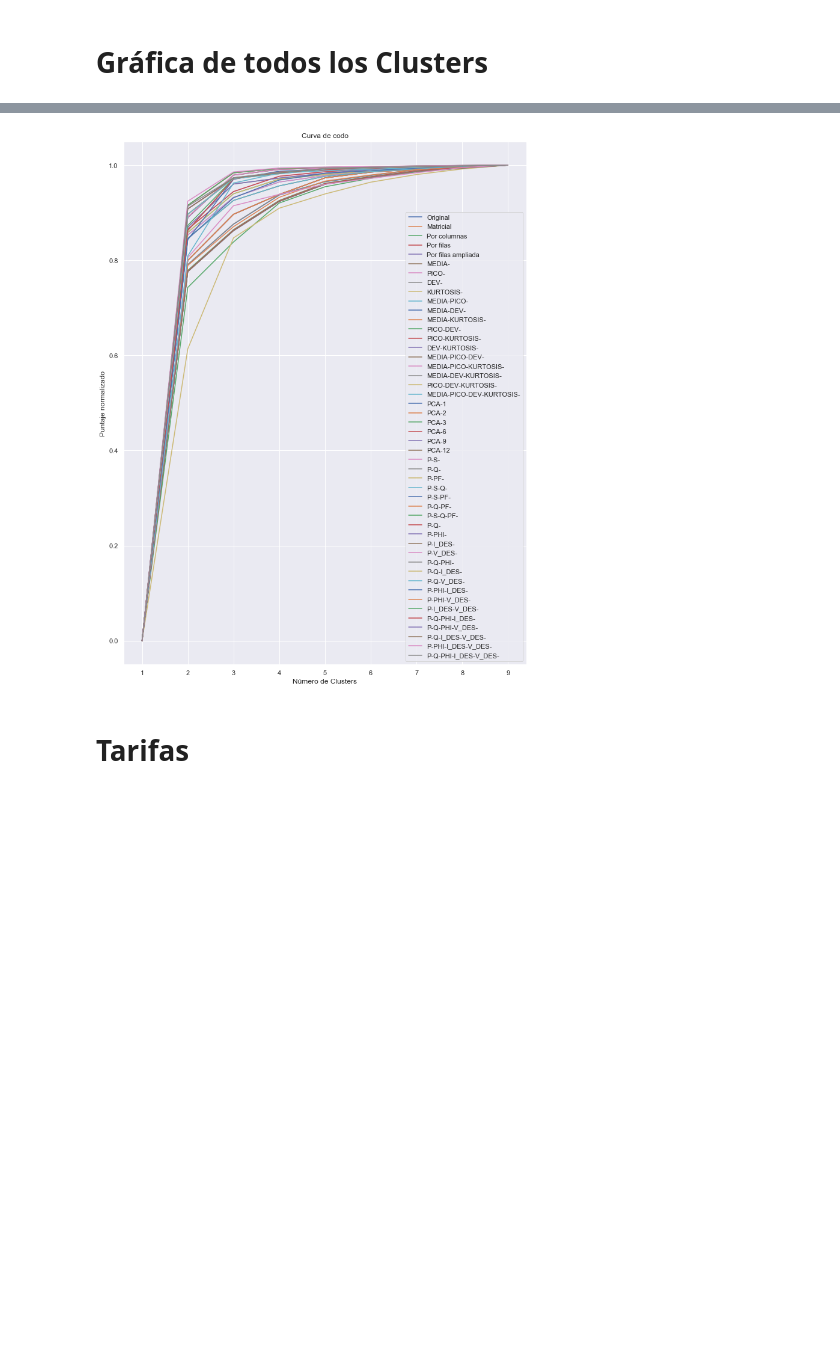
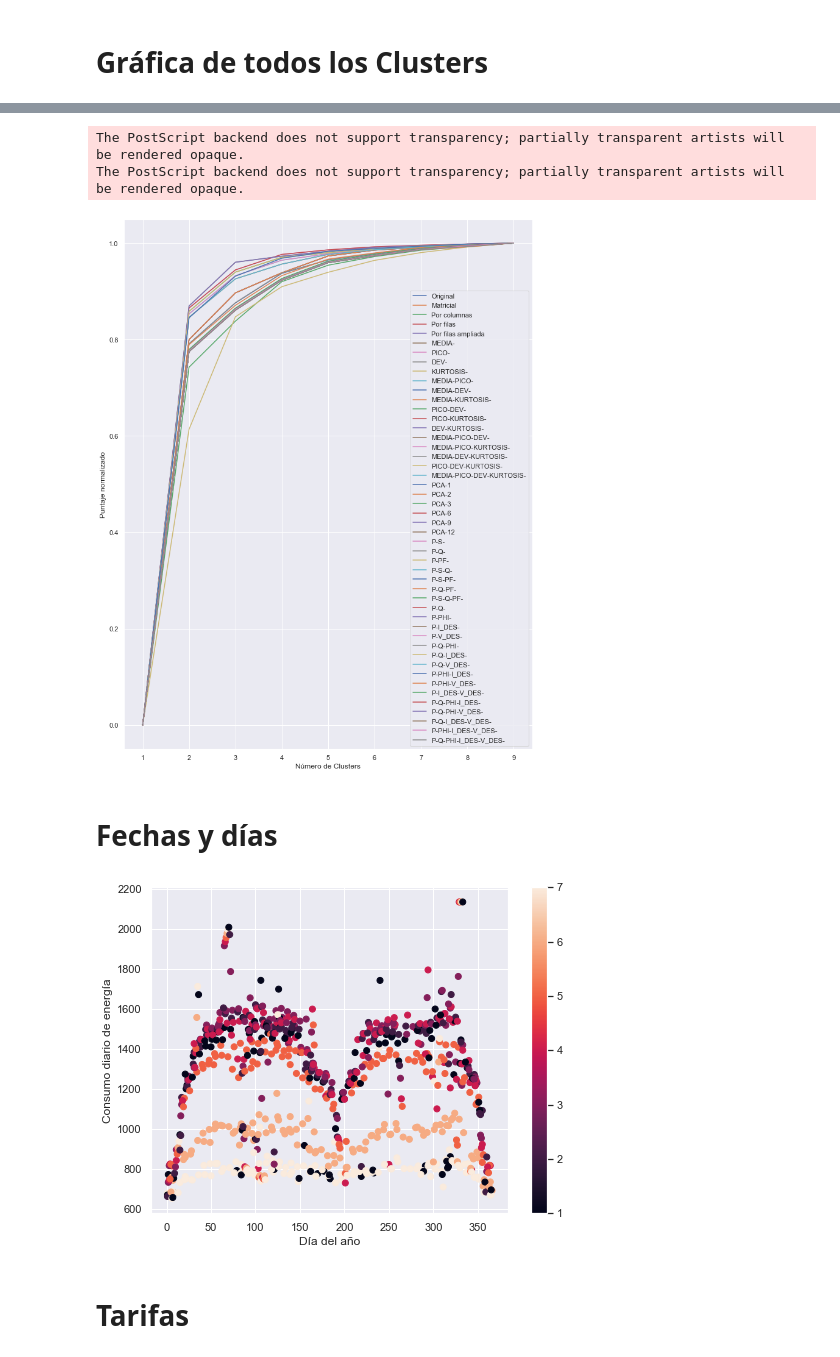
Before and after one commit to ogduartev/energyDataScience, a Jupyter notebook: jupyter/campus/UNC-PrepararDatos.ipynb, the cells around one changed output, grey strips where cells are left out. Drawn from its saved outputs; the diff is of its cells as text; code cells hidden in the pictures; blank space fills up the shorter version.

```diff
--- a/jupyter/campus/UNC-PrepararDatos.ipynb
+++ b/jupyter/campus/UNC-PrepararDatos.ipynb
@@ -630,7 +662,32 @@ plotHeatmapCorrs(LabelsReducido,CasosReducido)
 # %%
-SCX=elbowComparado(Valores,10,Casos)
+SCX=elbowComparado(Valores,10,Casos,dirfigs+"codosComparados.eps")
 # %% [output]
+The PostScript backend does not support transparency; partially transparent artists will be rendered opaque.
+The PostScript backend does not support transparency; partially transparent artists will be rendered opaque.
-[figure, old version]
+[figure, new version]
+# %% [markdown]
+# Fechas y días
+# %%
+import datetime
+
+#datetime.date(2016, 10, 6).weekday()
+DOW=[]
+DOY=[]
+FF=dd.index.date
+for i in range(0,len(FF)):
+    DOW.append(FF[i].isoweekday())
+    DOY.append(FF[i].timetuple().tm_yday)
+
+sns.set(rc={'figure.figsize':(8,6)})
+PMEDIA=Valores[3][:,24]
+plt.scatter(DOY,PMEDIA,c=DOW)
+plt.colorbar()
+plt.xlabel("Día del año")
+plt.ylabel("Consumo diario de energía")
+plt.savefig(dirfigs+"diaSemanaAno.eps", format='eps')
+plt.show()
+# %% [output]
+[figure, added]
 # %% [markdown]
 # Tarifas
 # %%
```
Also changed, not shown: parts of 15 cells of this notebook, 39 other files.
